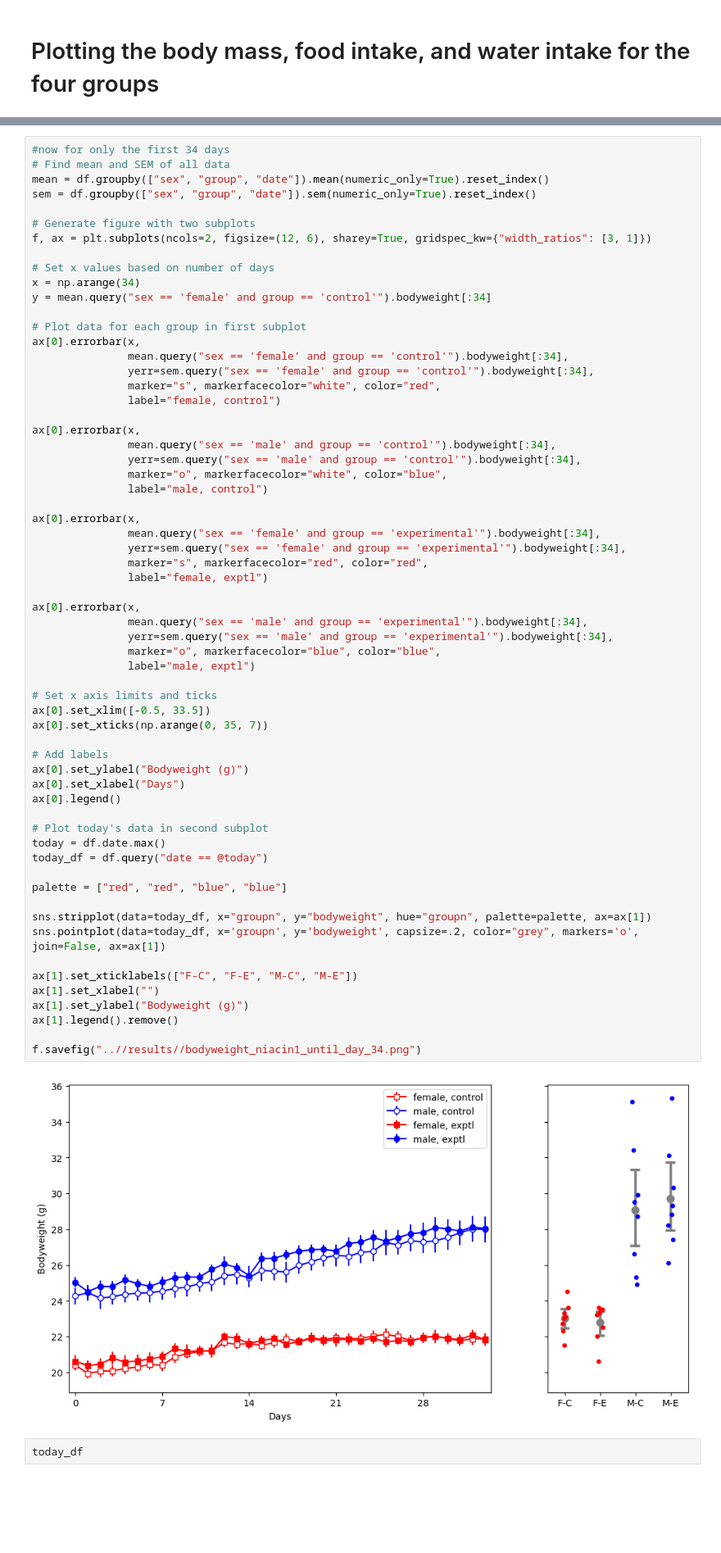
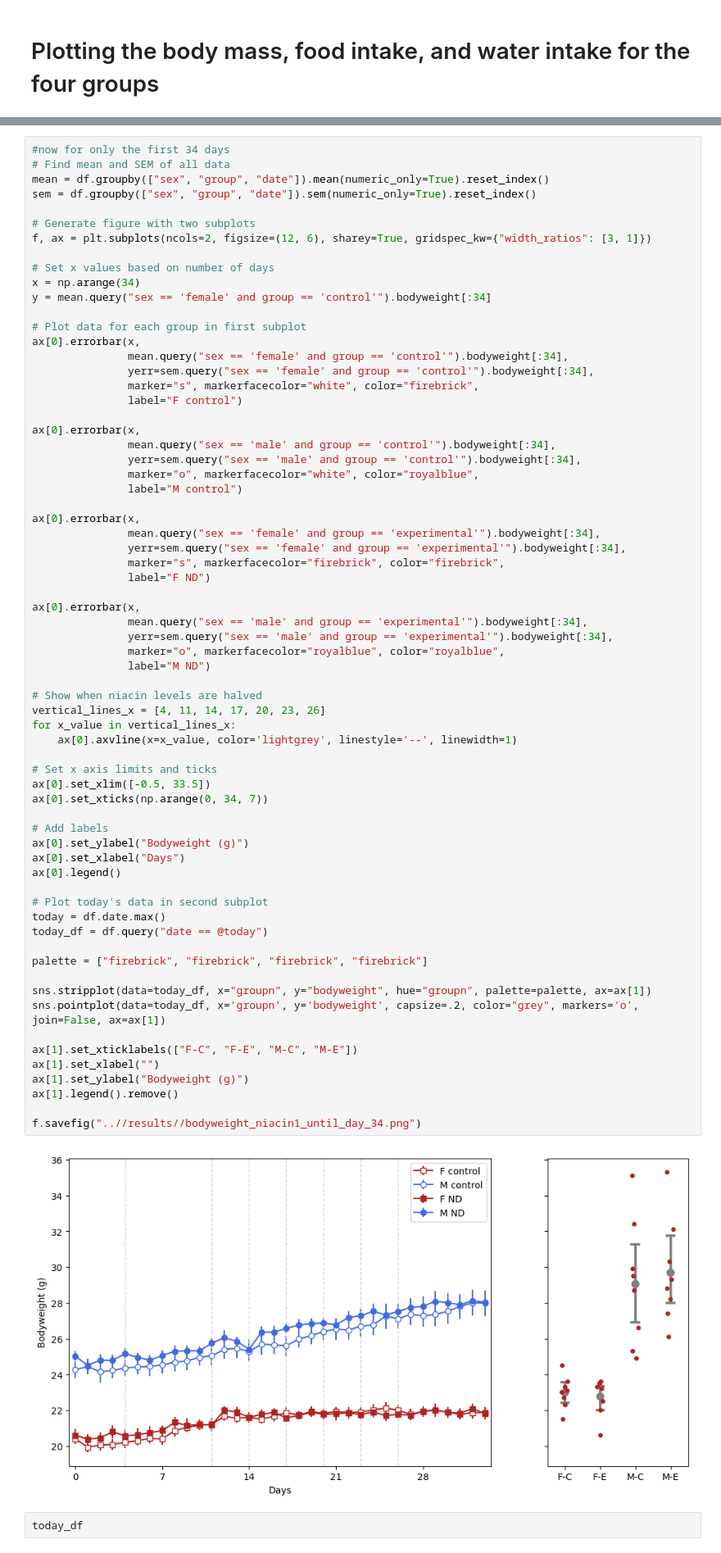
Before and after one commit to marijevisser/niacin, a Jupyter notebook: scripts/niacin_daily_analysis.ipynb, the cells around one changed output, grey strips where cells are left out. Shown: that part at 82% size. Cells and saved outputs as stored; diff of their text form; blank space fills up the shorter version.

```diff
--- a/scripts/niacin_daily_analysis.ipynb
+++ b/scripts/niacin_daily_analysis.ipynb
@@ -212,53 +212,58 @@ y = mean.query("sex == 'female' and group == 'control'").bodyweight[:34]
 ax[0].errorbar(x,
                mean.query("sex == 'female' and group == 'control'").bodyweight[:34],
                yerr=sem.query("sex == 'female' and group == 'control'").bodyweight[:34],
-               marker="s", markerfacecolor="white", color="red",
-               label="female, control")
+               marker="s", markerfacecolor="white", color="firebrick",
+               label="F control")
 
 ax[0].errorbar(x,
                mean.query("sex == 'male' and group == 'control'").bodyweight[:34],
                yerr=sem.query("sex == 'male' and group == 'control'").bodyweight[:34],
-               marker="o", markerfacecolor="white", color="blue",
-               label="male, control")
+               marker="o", markerfacecolor="white", color="royalblue",
+               label="M control")
 
 ax[0].errorbar(x,
                mean.query("sex == 'female' and group == 'experimental'").bodyweight[:34],
                yerr=sem.query("sex == 'female' and group == 'experimental'").bodyweight[:34],
-               marker="s", markerfacecolor="red", color="red",
-               label="female, exptl")
+               marker="s", markerfacecolor="firebrick", color="firebrick",
+               label="F ND")
 
 ax[0].errorbar(x,
                mean.query("sex == 'male' and group == 'experimental'").bodyweight[:34],
                yerr=sem.query("sex == 'male' and group == 'experimental'").bodyweight[:34],
-               marker="o", markerfacecolor="blue", color="blue",
-               label="male, exptl")
+               marker="o", markerfacecolor="royalblue", color="royalblue",
+               label="M ND")
+
+# Show when niacin levels are halved
+vertical_lines_x = [4, 11, 14, 17, 20, 23, 26]
+for x_value in vertical_lines_x:
+    ax[0].axvline(x=x_value, color='lightgrey', linestyle='--', linewidth=1)
 
 # Set x axis limits and ticks
 ax[0].set_xlim([-0.5, 33.5])
-ax[0].set_xticks(np.arange(0, 35, 7))
+ax[0].set_xticks(np.arange(0, 34, 7))
 
 # Add labels
 ax[0].set_ylabel("Bodyweight (g)")
 ax[0].set_xlabel("Days")
 ax[0].legend()
 
 # Plot today's data in second subplot
 today = df.date.max()
 today_df = df.query("date == @today")
 
-palette = ["red", "red", "blue", "blue"]
+palette = ["firebrick", "firebrick", "firebrick", "firebrick"]
 
 sns.stripplot(data=today_df, x="groupn", y="bodyweight", hue="groupn", palette=palette, ax=ax[1])
 sns.pointplot(data=today_df, x='groupn', y='bodyweight', capsize=.2, color="grey", markers='o', join=False, ax=ax[1])
 
 ax[1].set_xticklabels(["F-C", "F-E", "M-C", "M-E"])
 ax[1].set_xlabel("")
 ax[1].set_ylabel("Bodyweight (g)")
 ax[1].legend().remove()
 
 f.savefig("..//results//bodyweight_niacin1_until_day_34.png")
 # %% [output]
-[figure, old version]
+[figure, new version]
 # %%
 today_df
 # %% [output]
```
Also changed, not shown: parts of 29 cells of this notebook, 16 other files.
